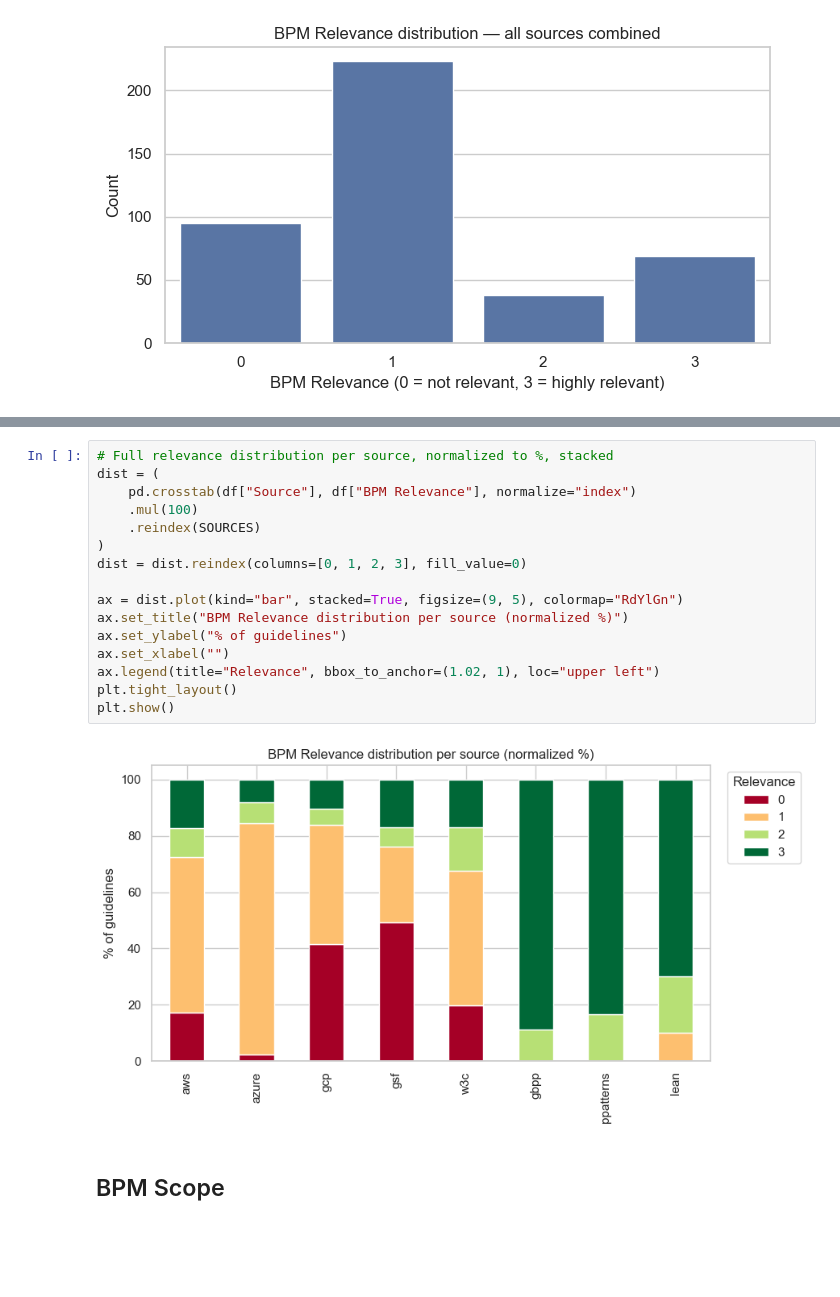
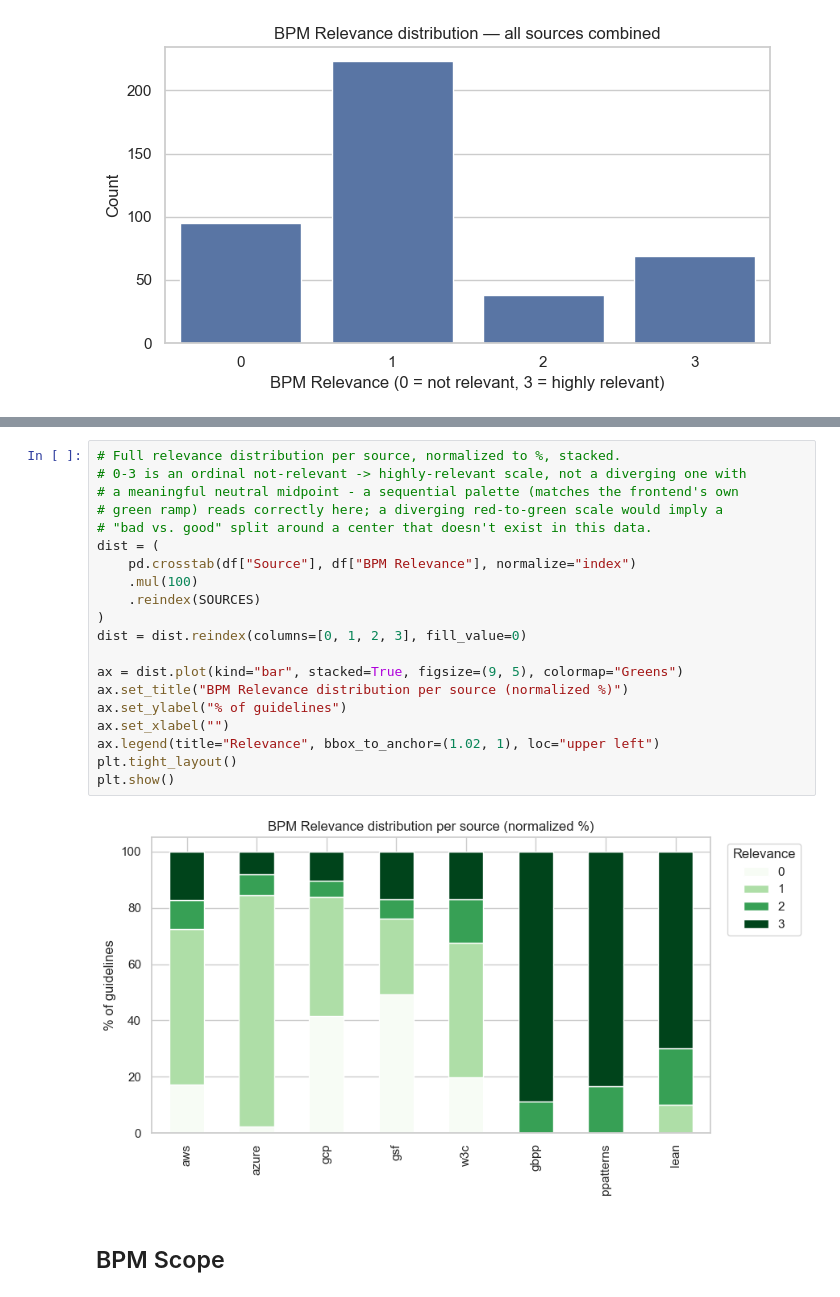
Before and after one commit to nyuuyn/green-bpm-survey, a Jupyter notebook: analysis.ipynb, the cells around one changed output, grey strips where cells are left out. Saved outputs shown, nothing was run; the diff lists cells and outputs as text; blank space fills up the shorter version.

```diff
--- a/analysis.ipynb
+++ b/analysis.ipynb
@@ -117,21 +123,25 @@ plt.show()
 # %%
-# Full relevance distribution per source, normalized to %, stacked
+# Full relevance distribution per source, normalized to %, stacked.
+# 0-3 is an ordinal not-relevant -> highly-relevant scale, not a diverging one with
+# a meaningful neutral midpoint - a sequential palette (matches the frontend's own
+# green ramp) reads correctly here; a diverging red-to-green scale would imply a
+# "bad vs. good" split around a center that doesn't exist in this data.
 dist = (
     pd.crosstab(df["Source"], df["BPM Relevance"], normalize="index")
     .mul(100)
     .reindex(SOURCES)
 )
 dist = dist.reindex(columns=[0, 1, 2, 3], fill_value=0)
 
-ax = dist.plot(kind="bar", stacked=True, figsize=(9, 5), colormap="RdYlGn")
+ax = dist.plot(kind="bar", stacked=True, figsize=(9, 5), colormap="Greens")
 ax.set_title("BPM Relevance distribution per source (normalized %)")
 ax.set_ylabel("% of guidelines")
 ax.set_xlabel("")
 ax.legend(title="Relevance", bbox_to_anchor=(1.02, 1), loc="upper left")
 plt.tight_layout()
 plt.show()
 # %% [output]
-[figure, old version]
+[figure, new version]
 # %% [markdown]
 ## BPM Scope
 # %%
```
Also changed, not shown: parts of 5 cells of this notebook.
